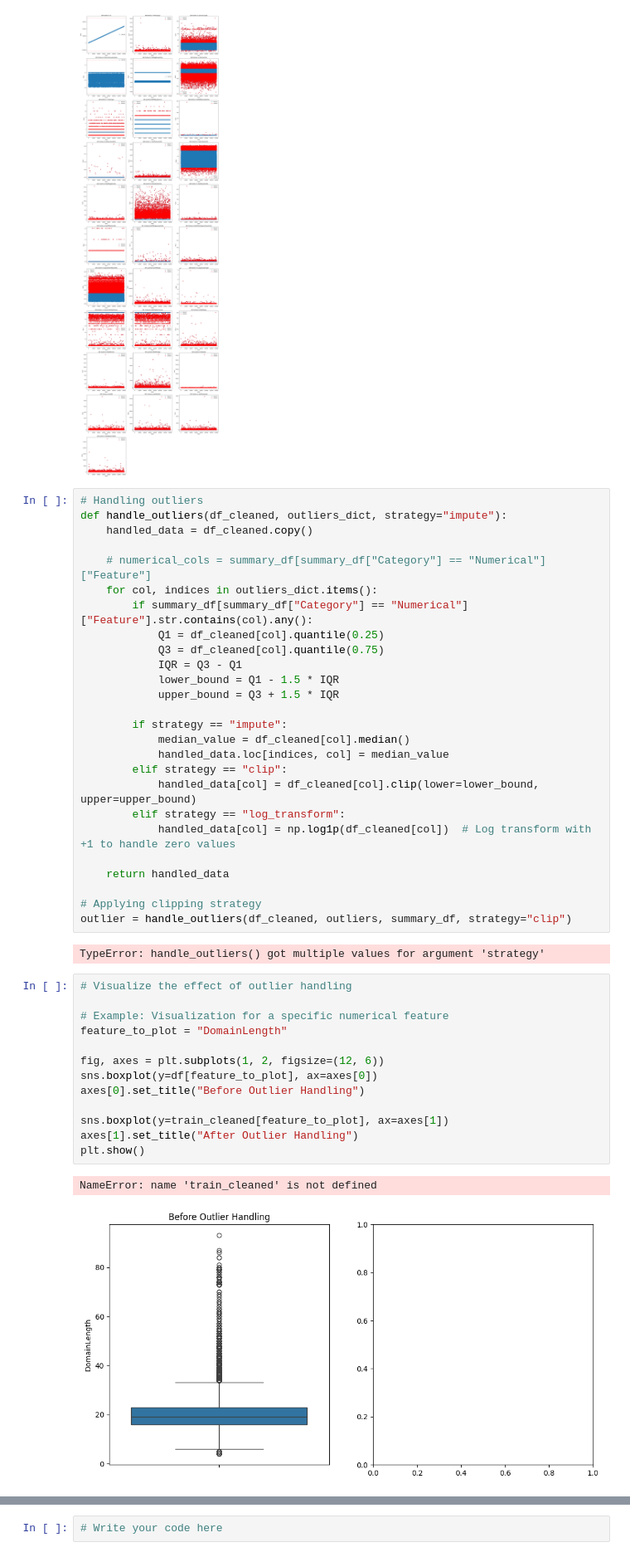
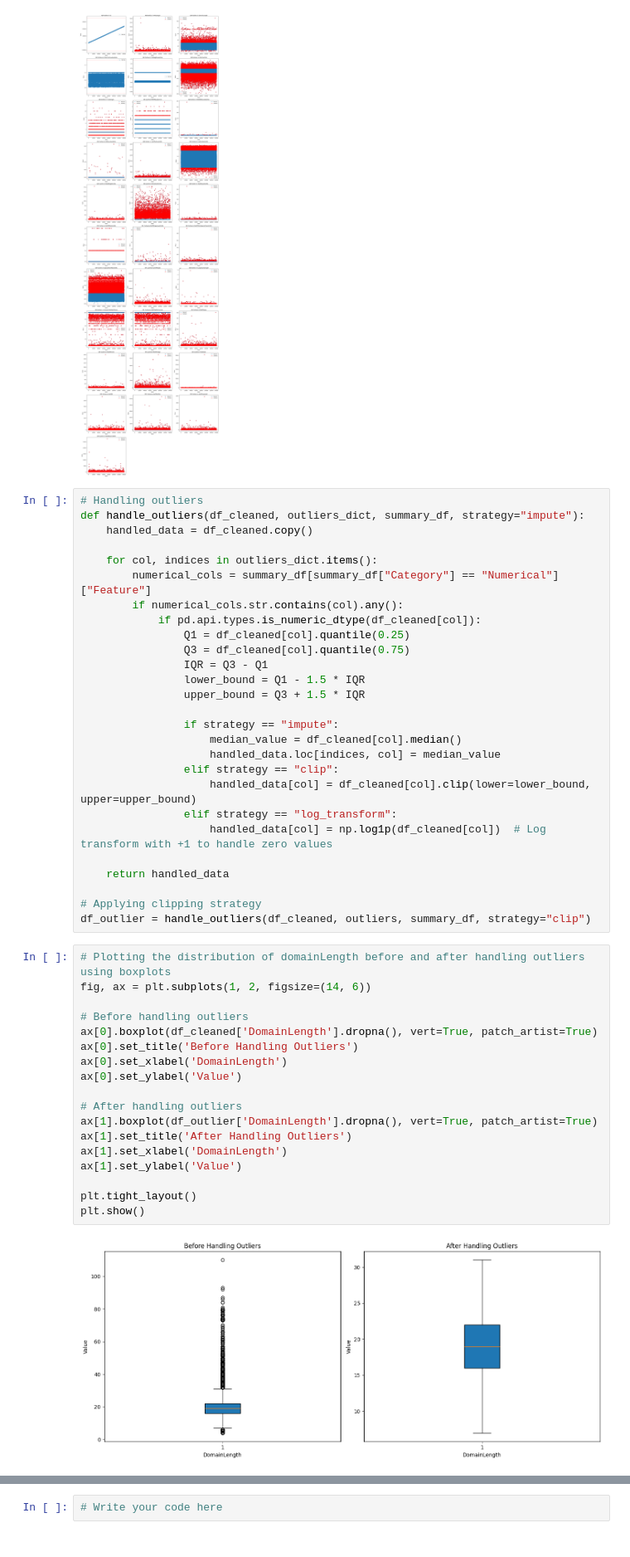
Before and after one commit to k3rlyn/Tubes2-Dasar-AI, a Jupyter notebook: src/Tubes2_18222002_18222031_18222090_18222099.ipynb, the cells around one changed output, grey strips where cells are left out. Shown at 83% size. Drawn from its saved outputs; the diff is of its cells as text.

```diff
--- a/src/Tubes2_18222002_18222031_18222090_18222099.ipynb
+++ b/src/Tubes2_18222002_18222031_18222090_18222099.ipynb
@@ -576,48 +595,51 @@ Outliers Analysis for Each Feature using Scatter Plot Visualization
 [figure]
 # %%
 # Handling outliers
-def handle_outliers(df_cleaned, outliers_dict, strategy="impute"):
+def handle_outliers(df_cleaned, outliers_dict, summary_df, strategy="impute"):
     handled_data = df_cleaned.copy()
 
-    # numerical_cols = summary_df[summary_df["Category"] == "Numerical"]["Feature"]
     for col, indices in outliers_dict.items():
-        if summary_df[summary_df["Category"] == "Numerical"]["Feature"].str.contains(col).any():
-            Q1 = df_cleaned[col].quantile(0.25)
-            Q3 = df_cleaned[col].quantile(0.75)
-            IQR = Q3 - Q1
-            lower_bound = Q1 - 1.5 * IQR
-            upper_bound = Q3 + 1.5 * IQR
+        numerical_cols = summary_df[summary_df["Category"] == "Numerical"]["Feature"]
+        if numerical_cols.str.contains(col).any():
+            if pd.api.types.is_numeric_dtype(df_cleaned[col]):
+                Q1 = df_cleaned[col].quantile(0.25)
+                Q3 = df_cleaned[col].quantile(0.75)
+                IQR = Q3 - Q1
+                lower_bound = Q1 - 1.5 * IQR
+                upper_bound = Q3 + 1.5 * IQR
 
-        if strategy == "impute":
-            median_value = df_cleaned[col].median()
-            handled_data.loc[indices, col] = median_value
-        elif strategy == "clip":
-            handled_data[col] = df_cleaned[col].clip(lower=lower_bound, upper=upper_bound)
-        elif strategy == "log_transform":
-            handled_data[col] = np.log1p(df_cleaned[col])  # Log transform with +1 to handle zero values
+                if strategy == "impute":
+                    median_value = df_cleaned[col].median()
+                    handled_data.loc[indices, col] = median_value
+                elif strategy == "clip":
+                    handled_data[col] = df_cleaned[col].clip(lower=lower_bound, upper=upper_bound)
+                elif strategy == "log_transform":
+                    handled_data[col] = np.log1p(df_cleaned[col])  # Log transform with +1 to handle zero values
 
     return handled_data
 
 # Applying clipping strategy
-outlier = handle_outliers(df_cleaned, outliers, summary_df, strategy="clip")
+df_outlier = handle_outliers(df_cleaned, outliers, summary_df, strategy="clip")
-# %% [output]
-TypeError: handle_outliers() got multiple values for argument 'strategy'
-# %%
-# Visualize the effect of outlier handling
-
-# Example: Visualization for a specific numerical feature
-feature_to_plot = "DomainLength"
-
-fig, axes = plt.subplots(1, 2, figsize=(12, 6))
-sns.boxplot(y=df[feature_to_plot], ax=axes[0])
-axes[0].set_title("Before Outlier Handling")
-
-sns.boxplot(y=train_cleaned[feature_to_plot], ax=axes[1])
-axes[1].set_title("After Outlier Handling")
-plt.show()
-# %% [output]
-NameError: name 'train_cleaned' is not defined
-[figure, removed]
+# %%
+# Plotting the distribution of domainLength before and after handling outliers using boxplots
+fig, ax = plt.subplots(1, 2, figsize=(14, 6))
+
+# Before handling outliers
+ax[0].boxplot(df_cleaned['DomainLength'].dropna(), vert=True, patch_artist=True)
+ax[0].set_title('Before Handling Outliers')
+ax[0].set_xlabel('DomainLength')
+ax[0].set_ylabel('Value')
+
+# After handling outliers
+ax[1].boxplot(df_outlier['DomainLength'].dropna(), vert=True, patch_artist=True)
+ax[1].set_title('After Handling Outliers')
+ax[1].set_xlabel('DomainLength')
+ax[1].set_ylabel('Value')
+
+plt.tight_layout()
+plt.show()
+# %% [output]
+[figure, added]
 # %% [markdown]
 ### III. Remove Duplicates
 Handling duplicate values is crucial because they can compromise data integrity, leading to inaccurate analysis and insights. Duplicate entries can bias machine learning models, causing overfitting and reducing their ability to generalize to new data. They also inflate the dataset size unnecessarily, increasing computational costs and processing times. Additionally, duplicates can distort statistical measures and lead to inconsistencies, ultimately affecting the reliability of data-driven decisions and reporting. Ensuring data quality by removing duplicates is essential for accurate, efficient, and consistent analysis.
```
Also changed, not shown: parts of 20 cells of this notebook.
